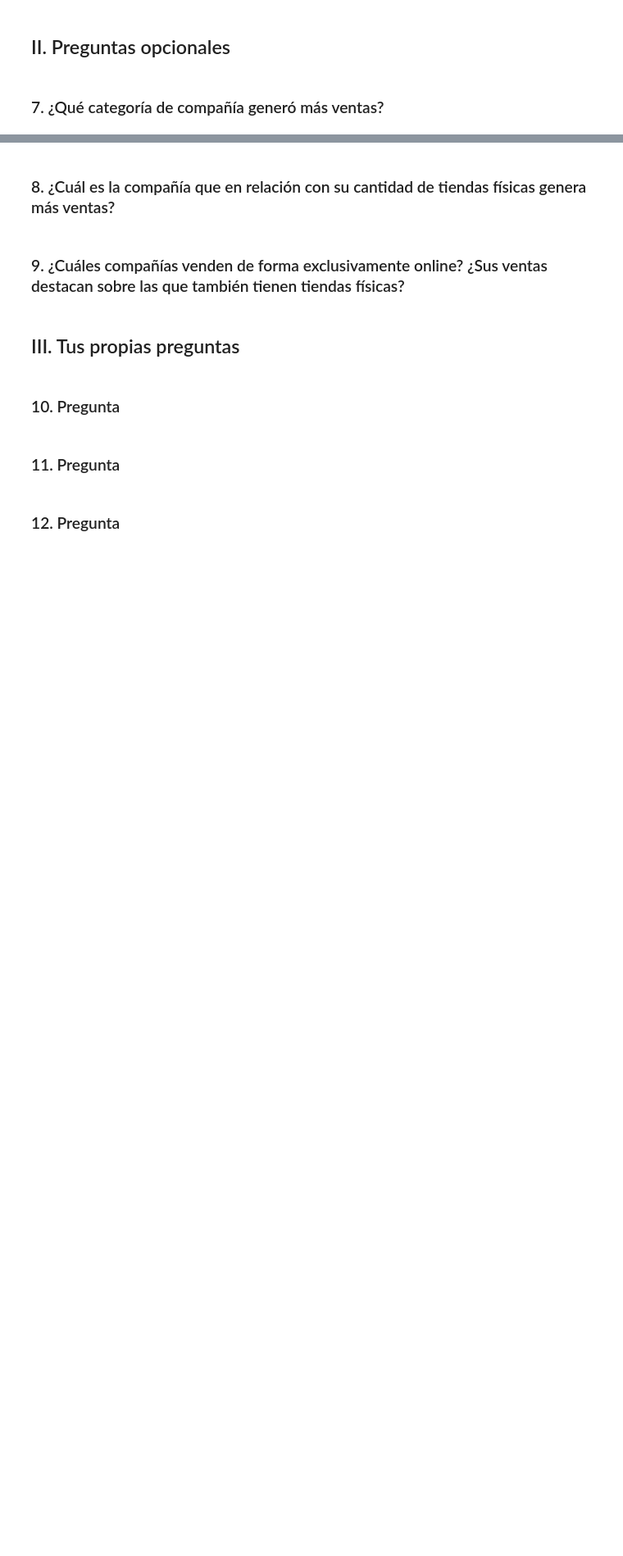
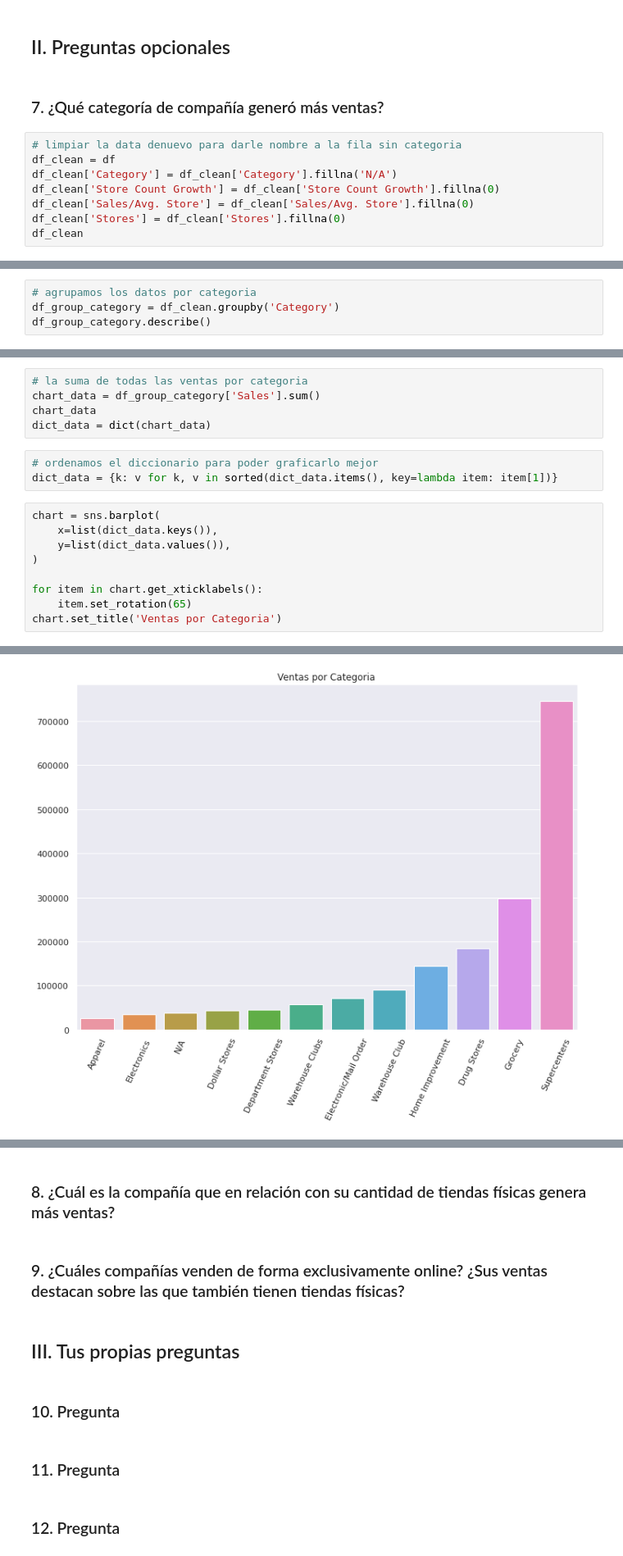
Before and after one commit to LuisReyes98/platzi-datacademy-proyecto, a Jupyter notebook: proyecto_datacademy.ipynb, the cells around one changed output, grey strips where cells are left out. Shown: that part at 82% size. Cells and saved outputs as stored; diff of their text form; blank space fills up the shorter version.

```diff
--- a/proyecto_datacademy.ipynb
+++ b/proyecto_datacademy.ipynb
@@ -690,3 +689,11 @@ Siendo 'Walmart US' la compañia con mas ventas de todas y 'Walgreen Boots' la 5
 ## II. Preguntas opcionales
 # %% [markdown]
 ### 7. ¿Qué categoría de compañía generó más ventas?
+# %%
+# limpiar la data denuevo para darle nombre a la fila sin categoria
+df_clean = df
+df_clean['Category'] = df_clean['Category'].fillna('N/A')
+df_clean['Store Count Growth'] = df_clean['Store Count Growth'].fillna(0)
+df_clean['Sales/Avg. Store'] = df_clean['Sales/Avg. Store'].fillna(0)
+df_clean['Stores'] = df_clean['Stores'].fillna(0)
+df_clean
@@ -692,0 +718,4 @@ Siendo 'Walmart US' la compañia con mas ventas de todas y 'Walgreen Boots' la 5
+# %%
+# agrupamos los datos por categoria
+df_group_category = df_clean.groupby('Category')
+df_group_category.describe()
@@ -692,0 +739,18 @@ Siendo 'Walmart US' la compañia con mas ventas de todas y 'Walgreen Boots' la 5
+# %%
+# la suma de todas las ventas por categoria
+chart_data = df_group_category['Sales'].sum()
+chart_data
+dict_data = dict(chart_data)
+# %%
+# ordenamos el diccionario para poder graficarlo mejor
+dict_data = {k: v for k, v in sorted(dict_data.items(), key=lambda item: item[1])}
+# %%
+chart = sns.barplot(
+    x=list(dict_data.keys()),
+    y=list(dict_data.values()),
+)
+
+for item in chart.get_xticklabels():
+    item.set_rotation(65)
+chart.set_title('Ventas por Categoria')
+# %% [output]
@@ -692,0 +758 @@ Siendo 'Walmart US' la compañia con mas ventas de todas y 'Walgreen Boots' la 5
+[figure, added]
```
Also changed, not shown: parts of 8 cells of this notebook.
